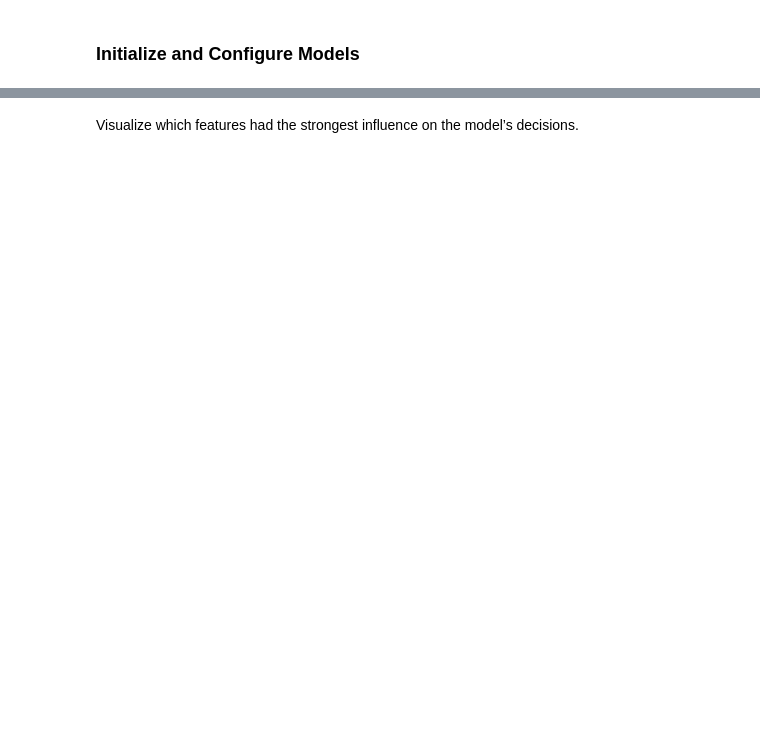
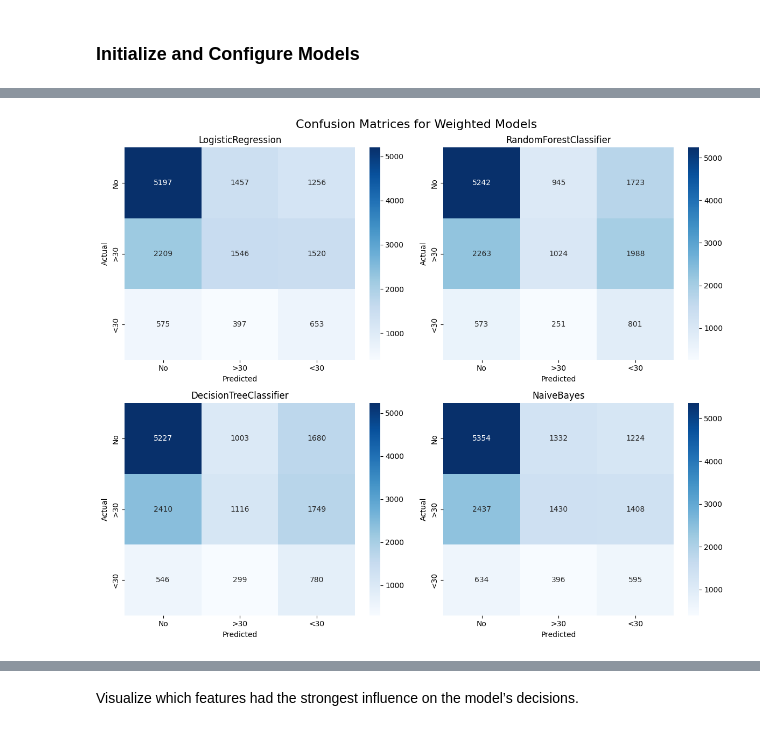
Before and after one commit to chawthinn/uci-diabetes-readmission-pyspark, a Jupyter notebook: diabetes_classification_models.ipynb, the cells around one changed output, grey strips where cells are left out. Saved outputs shown, nothing was run; the diff lists cells and outputs as text; code cells hidden in the pictures; blank space fills up the shorter version.

```diff
--- a/diabetes_classification_models.ipynb
+++ b/diabetes_classification_models.ipynb
@@ -172,0 +584,11 @@ plt.show()
+# %%
+# Create a new dataframe with weights column
+train_weighted = train_data.withColumn(
+    "weight", # Create new column
+    when(col("readmitted_label") == 0, lit(class_weights[0])) # if label is 0, apply class_weights[0]
+    .when(col("readmitted_label") == 1, lit(class_weights[1])) # if label is 1, apply class_weights[1]
+    .otherwise(lit(class_weights[2])) # otherwise, apply class_weights[2]
+)
+
+# Verify the new column
+train_weighted["readmitted_label", "weight"].show(5)
@@ -172,0 +608,14 @@ plt.show()
+# %%
+# Redefine models with weights
+lr_w = LogisticRegression(featuresCol="features_vector", labelCol=target_col, weightCol="weight")
+rf_w = RandomForestClassifier(featuresCol="features_vector", labelCol=target_col, weightCol="weight")
+dt_w = DecisionTreeClassifier(featuresCol="features_vector", labelCol=target_col, weightCol="weight")
+nb_w = NaiveBayes(featuresCol="features_vector", labelCol=target_col, weightCol="weight")
+
+# Create pipeline for each model
+weighted_models = {
+    "LogisticRegression":Pipeline(stages=[assembler, lr_w]),
+    "RandomForestClassifier":Pipeline(stages=[assembler, rf_w]),
+    "DecisionTreeClassifier":Pipeline(stages=[assembler, dt_w]),
+    "NaiveBayes": Pipeline(stages=[assembler, nb_w])
+}
@@ -172,0 +624,3 @@ plt.show()
+# %%
+# Train weighted_models using train_weighted
+trained_models_weighted = train_models(weighted_models, train_weighted)
@@ -172,0 +637,9 @@ plt.show()
+# %%
+# Evalute on test data using trained_models_weighted
+print("Evaluate Weighted Models on Test Set")
+weighted_predictions, weighted_results = evaluate_models(
+    trained_models_weighted,
+    test_data,
+    acc_evaluator,
+    f1_evaluator
+)
@@ -172,0 +655,8 @@ plt.show()
+# %%
+# Compute confusion matrices of weighted predictions
+cm_weighted = compute_confusion_matrices(weighted_predictions, label_order)
+
+# Plot confusion matrices of weighted models
+plot_confusion_matrices(cm_weighted, class_labels, fig_title="Confusion Matrices for Weighted Models")
+# %% [output]
+[figure, added]
```
Also changed, not shown: parts of 86 cells of this notebook.
